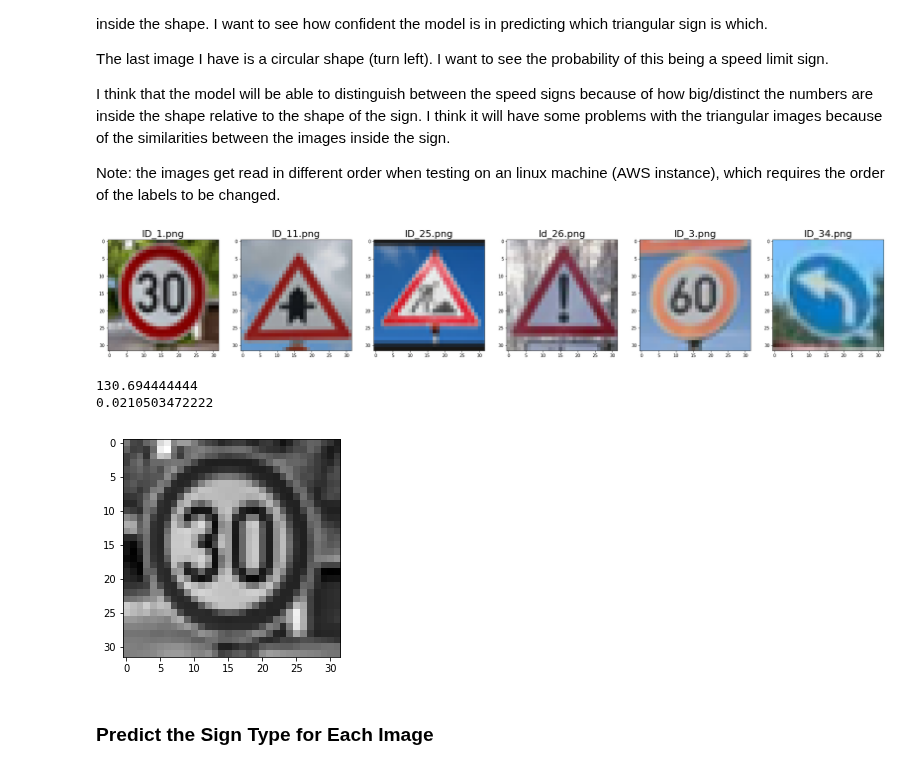
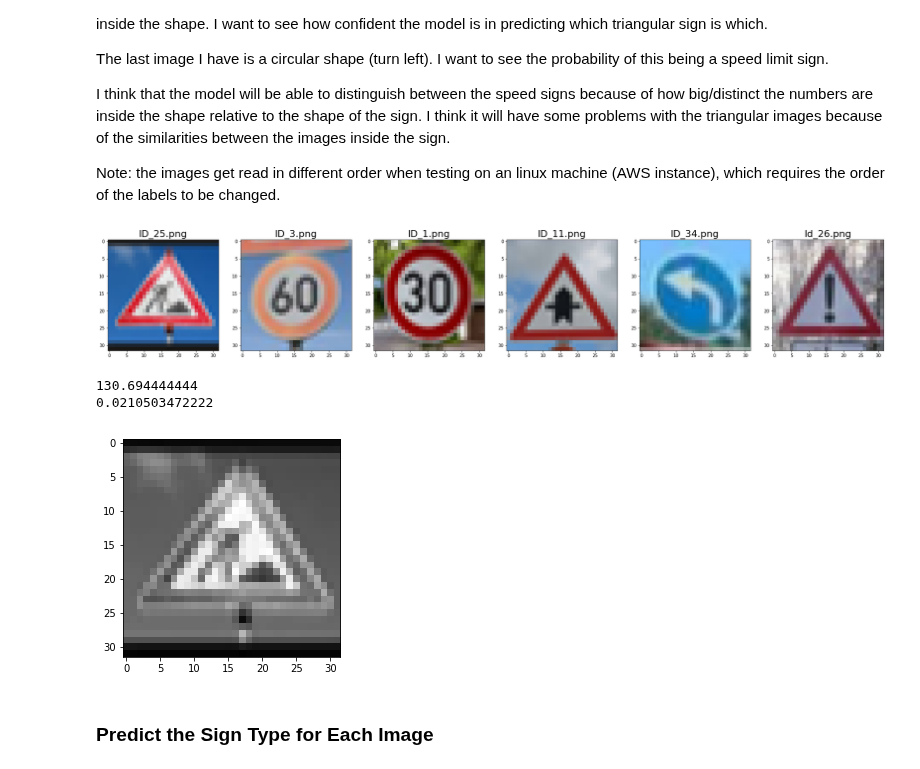
Before and after one commit to vishnuGovindaraj/Traffic-Sign-Classifier, a Jupyter notebook: Traffic_Sign_Classifier.ipynb, the cells around one changed output. Cells and saved outputs as stored; diff of their text form; code cells hidden in the pictures.

```diff
--- a/Traffic_Sign_Classifier.ipynb
+++ b/Traffic_Sign_Classifier.ipynb
@@ -542,38 +544,45 @@ Note: the images get read in different order when testing on an linux machine (A
 import matplotlib.pyplot as plt
 import numpy as np
 import os
 import cv2
 
 custom_images = []
-custom_labels = np.array([1,11,25,26,3,34])
+
+#on a windows machine image labels
+#custom_labels = np.array([1,11,25,26,3,34])
+
+#linux machine on aws server
+custom_labels = np.array([25,3,1,11,34,26])
 
 fig=plt.figure(figsize=(32, 32))
 i = 1
 for filename in os.listdir('images/'):
     img = cv2.imread('images/' + filename)
+    #resize image
     img = cv2.resize(img, dsize=(32, 32), interpolation=cv2.INTER_CUBIC)
+    #convert png image to bgr
     img = cv2.cvtColor(img, cv2.COLOR_BGR2RGB)
     custom_images.append(img)
     ax = fig.add_subplot(1, 6, i)
     i += 1
     ax.set_title(filename, fontsize=22)
     plt.imshow(img)
 plt.show()
 
 def normalize(x):
     return (x.astype(float) - 128) / 128
 
 custom_images = np.array(custom_images)
 my_signs_gray = np.sum(custom_images/3, axis=3, keepdims=True)
 print(np.mean(my_signs_gray))
 my_signs_normalized = normalize(my_signs_gray)
 print(np.mean(my_signs_normalized))
 imgplot = plt.imshow(my_signs_normalized[0].squeeze(), plt.gray())
 # %% [output]
-[figure, old version]
+[figure, new version]
 130.694444444
 0.0210503472222
-[figure, old version]
+[figure, new version]
 # %% [markdown]
 ### Predict the Sign Type for Each Image
 # %%
```
Also changed, not shown: parts of 10 cells of this notebook.
